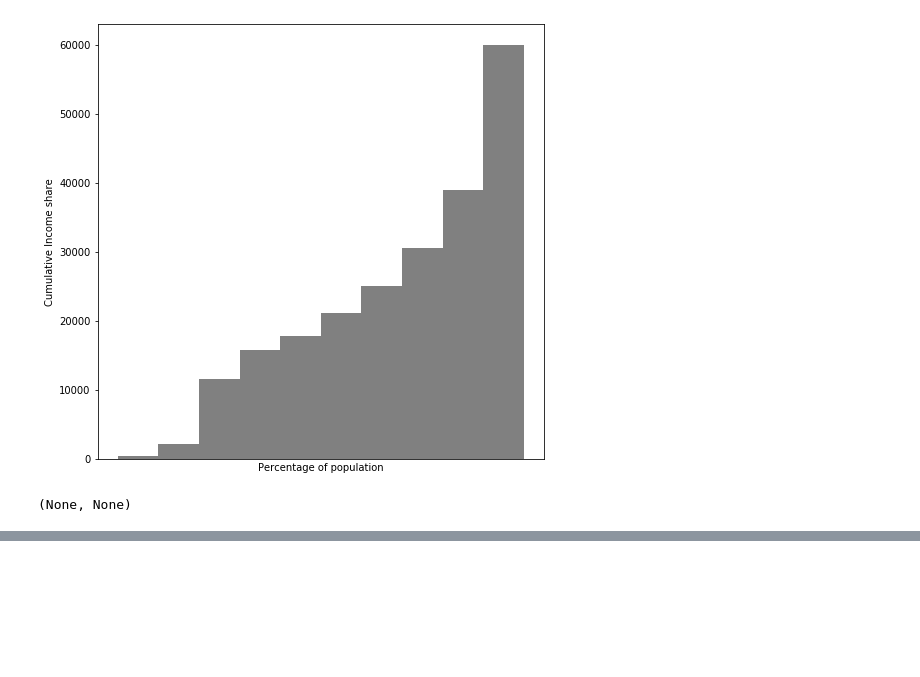
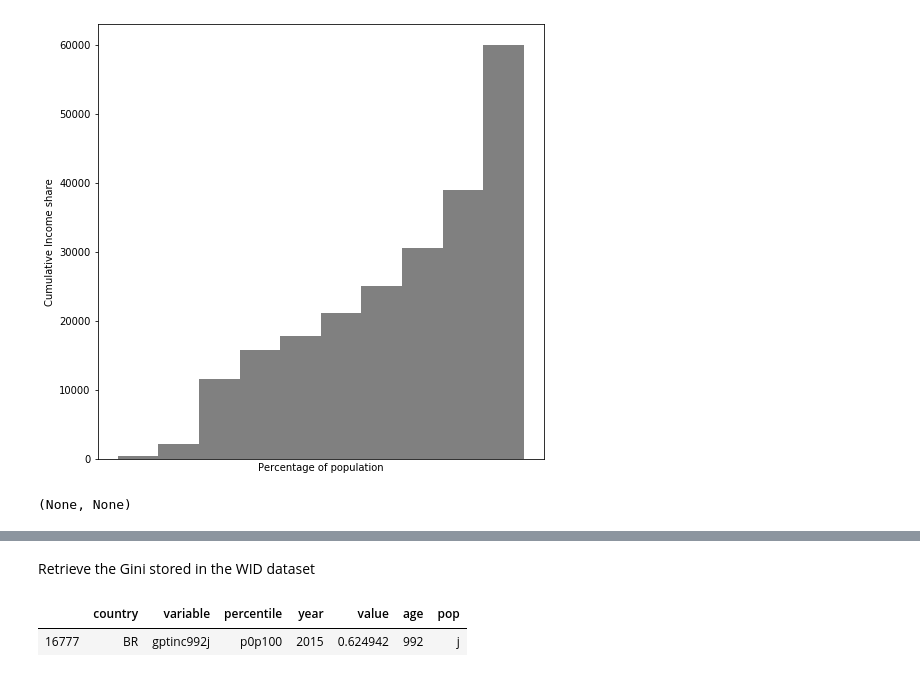
Before and after one commit to dianagold/SS164, a Jupyter notebook: inequality/Inequality_Empirical_Notebook.ipynb, the cells around one changed output, grey strips where cells are left out. Drawn from its saved outputs; the diff is of its cells as text; code cells hidden in the pictures; blank space fills up the shorter version.

```diff
--- a/inequality/Inequality_Empirical_Notebook.ipynb
+++ b/inequality/Inequality_Empirical_Notebook.ipynb
@@ -139,0 +165,10 @@ inequality(chosencountry,'tptinc992j',2015)
+# %% [markdown]
+Retrieve the Gini stored in the WID dataset
+# %%
+#Gini is coded as variable gptinc992j
+cty   = pd.read_csv('WID_data_'+widcode+'.csv', delimiter=';')
+gini  = cty[(cty['variable']=='gptinc992j') & (cty['year']==lastyear)]
+gini
+# %% [output]
+|  | country | variable | percentile | year | value | age | pop |
+| 16777 | BR | gptinc992j | p0p100 | 2015 | 0.624942 | 992 | j |
```
Also changed, not shown: parts of 26 cells of this notebook, 3 other files.
